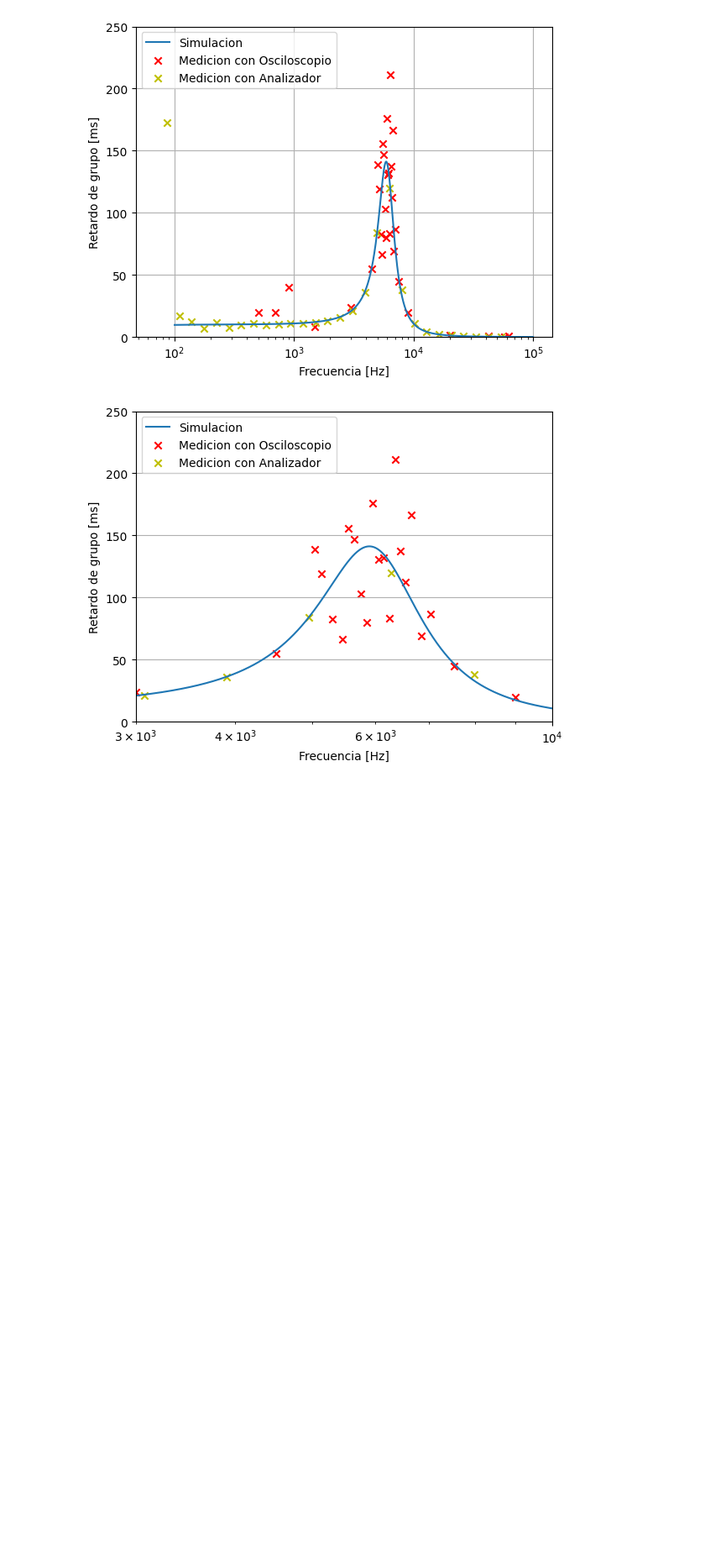
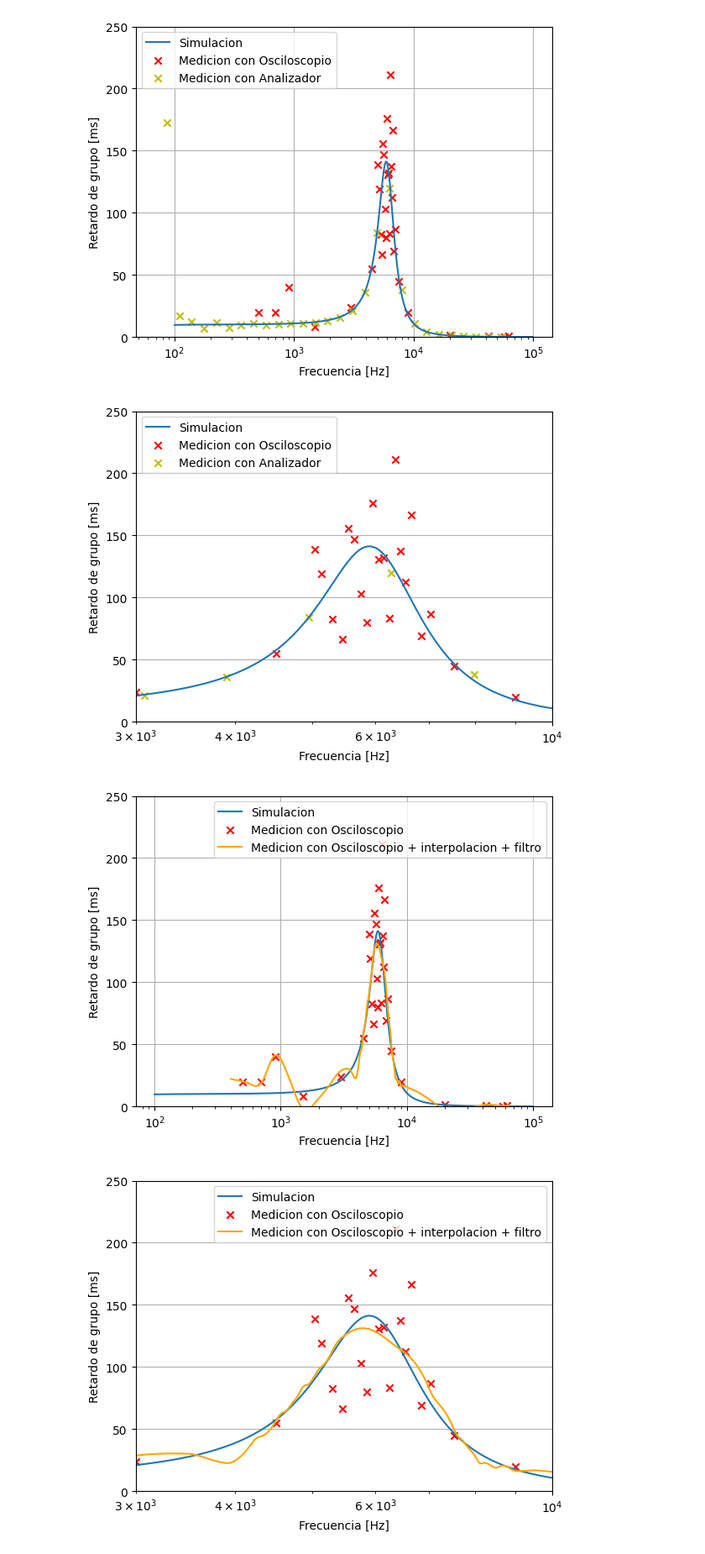
Before and after one commit to brunogle/tc2-r4001, a Jupyter notebook: trabajo_laboratorio_1/analisis.ipynb, the cells around one changed output. Shown: that part at 84% size. Cells and saved outputs as stored; diff of their text form; code cells hidden in the pictures; blank space fills up the shorter version.

```diff
--- a/trabajo_laboratorio_1/analisis.ipynb
+++ b/trabajo_laboratorio_1/analisis.ipynb
@@ -195,3 +196,46 @@ plt.show()
 # %% [output]
 [figure]
 [figure]
+# %%
+from scipy import interpolate, signal
+
+
+osc_arg_interp_func = interpolate.interp1d(osc_freq, osc_arg, 'quadratic')
+
+osc_arg_interp_freq = np.logspace(np.log10(min(osc_freq)+1), np.log10(max(osc_freq)-1), 1000)
+osc_arg_interp = osc_arg_interp_func(osc_arg_interp_freq)
+
+osc_delay_interp = -(2*np.pi/360)*np.diff(osc_arg_interp)/(2*np.pi*np.diff(osc_arg_interp_freq))
+osc_delay_freq_interp = (np.array(osc_arg_interp_freq[1:]) + np.array(osc_arg_interp_freq[:-1])) / 2
+
+osc_delay_interp_filter = signal.savgol_filter(osc_delay_interp, 100, 3)
+
+#Grafico retardo de grupo
+plt.xscale('log')
+plt.plot(ltspice_delay_freq, 10**6*ltspice_delay, label='Simulacion')
+plt.scatter(osc_delay_freq, 10**6*osc_delay, marker='x',color='r', label='Medicion con Osciloscopio')
+plt.plot(osc_delay_freq_interp, 10**6*osc_delay_interp_filter, color='orange', label='Medicion con Osciloscopio + interpolacion + filtro')
+plt.ylim([0,250])
+plt.xlabel('Frecuencia [Hz]')
+plt.ylabel('Retardo de grupo [ms]')
+plt.legend()
+plt.grid()
+plt.savefig(plot_folder + "delay_filt.png", dpi=200)
+plt.show()
+
+#Grafico retardo de grupo
+plt.xscale('log')
+plt.xlim(3000, 10000)
+plt.plot(ltspice_delay_freq, 10**6*ltspice_delay, label='Simulacion')
+plt.scatter(osc_delay_freq, 10**6*osc_delay, marker='x',color='r', label='Medicion con Osciloscopio')
+plt.plot(osc_delay_freq_interp, 10**6*osc_delay_interp_filter, color='orange', label='Medicion con Osciloscopio + interpolacion + filtro')
+plt.ylim([0,250])
+plt.xlabel('Frecuencia [Hz]')
+plt.ylabel('Retardo de grupo [ms]')
+plt.legend()
+plt.grid()
+plt.savefig(plot_folder + "delay_filt_zoom.png", dpi=200)
+plt.show()
+# %% [output]
+[figure, added]
+[figure, added]
```
Also changed, not shown: parts of 4 cells of this notebook, 10 other files.
